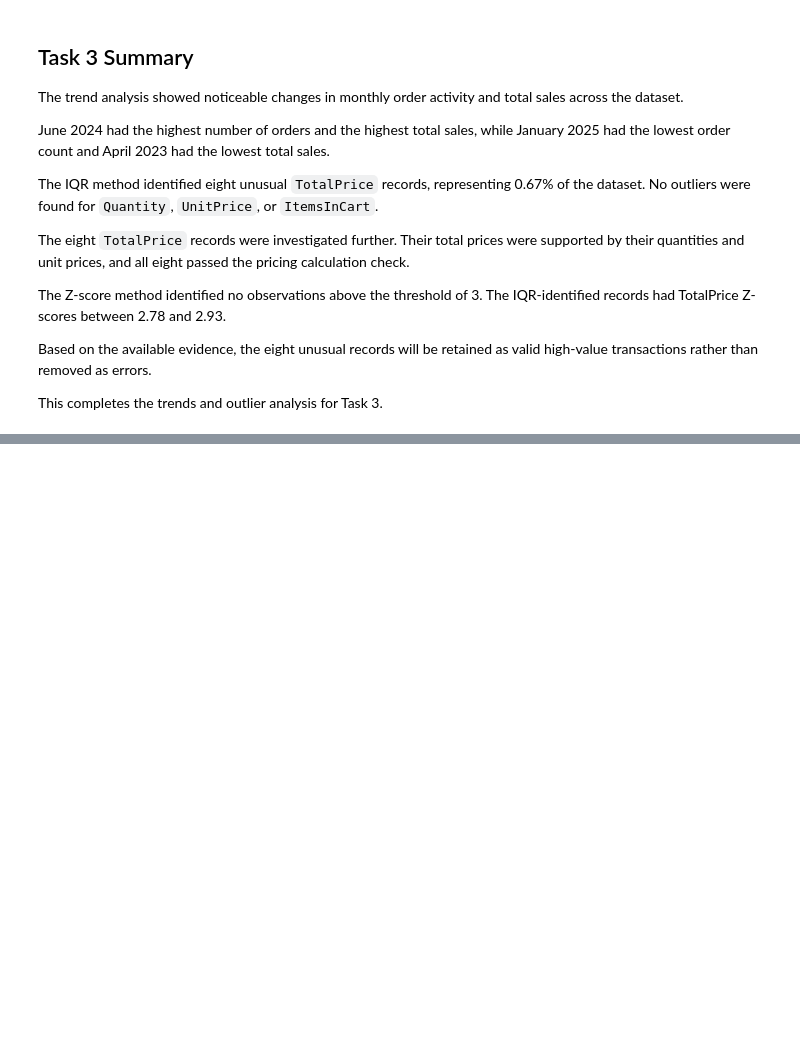
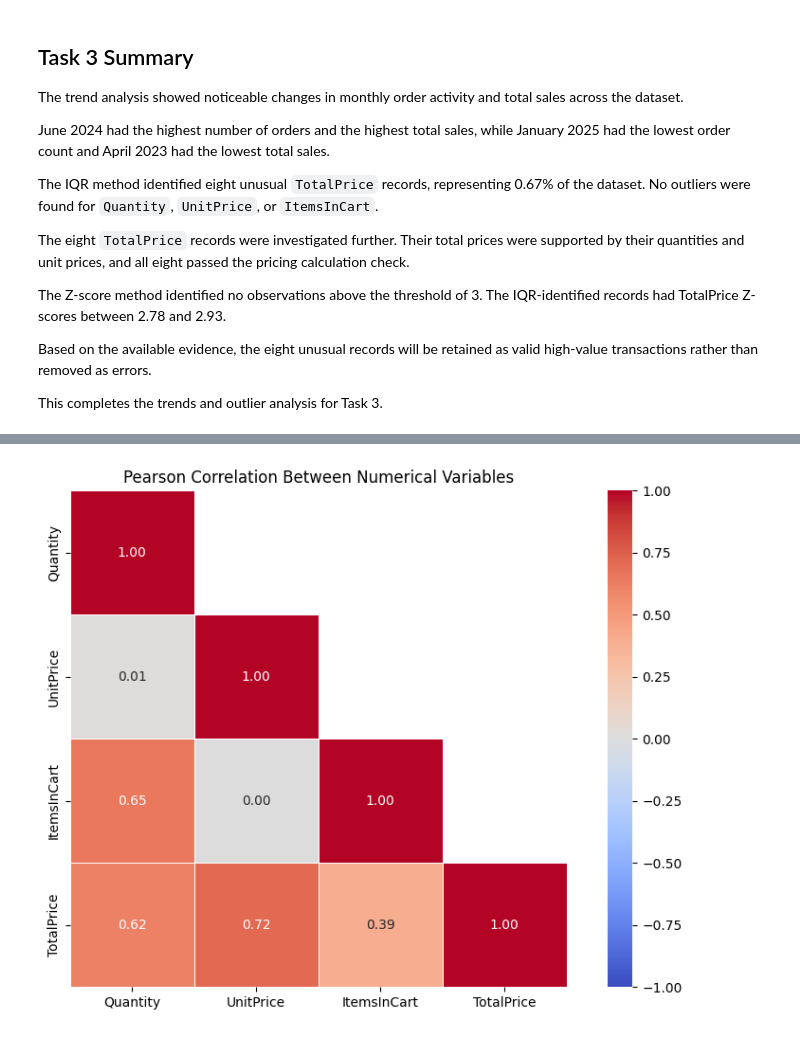
Before and after one commit to francisparwez/exploratory-data-analysis, a Jupyter notebook: notebooks/exploratory_data_analysis.ipynb, the cells around one changed output, grey strips where cells are left out. Drawn from its saved outputs; the diff is of its cells as text; code cells hidden in the pictures; blank space fills up the shorter version.

Commit message:
05 Completed Relationships & Correlation Analysis

```diff
--- a/notebooks/exploratory_data_analysis.ipynb
+++ b/notebooks/exploratory_data_analysis.ipynb
@@ -1578,0 +1674,7 @@ This completes the trends and outlier analysis for Task 3.
+# %%
+# Calculate Pearson correlation between the selected variables
+
+correlation_matrix = correlation_df.corr(method="pearson")
+
+# Display the correlation matrix
+display(correlation_matrix.round(3))
@@ -1578,0 +1741,40 @@ This completes the trends and outlier analysis for Task 3.
+# %%
+import numpy as np
+import matplotlib.pyplot as plt
+import seaborn as sns
+
+# Hide the upper triangle to avoid repeating correlations
+mask = np.triu(
+    np.ones_like(correlation_matrix, dtype=bool),
+    k=1
+)
+
+# Create the correlation heatmap
+plt.figure(figsize=(9, 6))
+
+sns.heatmap(
+    correlation_matrix,
+    annot=True,
+    fmt=".2f",
+    cmap="coolwarm",
+    vmin=-1,
+    vmax=1,
+    center=0,
+    mask=mask,
+    square=True,
+    linewidths=0.5
+)
+
+plt.title("Pearson Correlation Between Numerical Variables")
+plt.tight_layout()
+
+# Save the chart
+plt.savefig(
+    "../images/11_correlation_heatmap.png",
+    dpi=300,
+    bbox_inches="tight"
+)
+
+plt.show()
+# %% [output]
+[figure, added]
```
Also changed, not shown: parts of 44 cells of this notebook, 7 other files.
